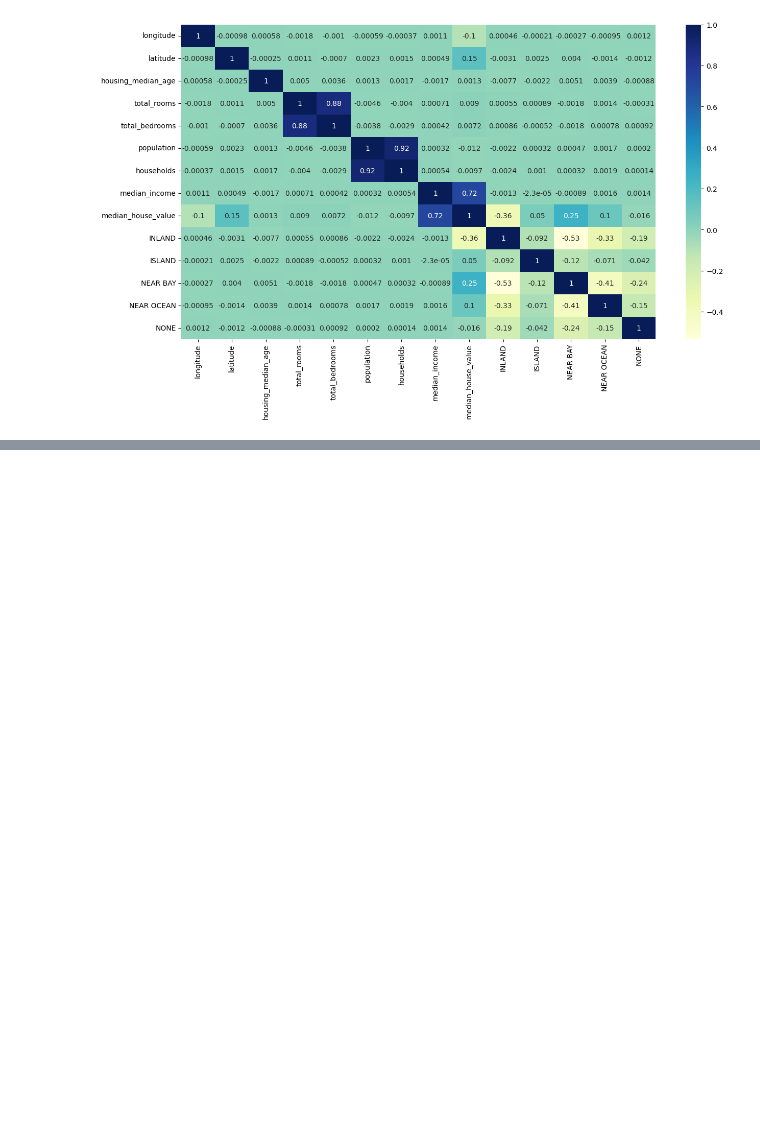
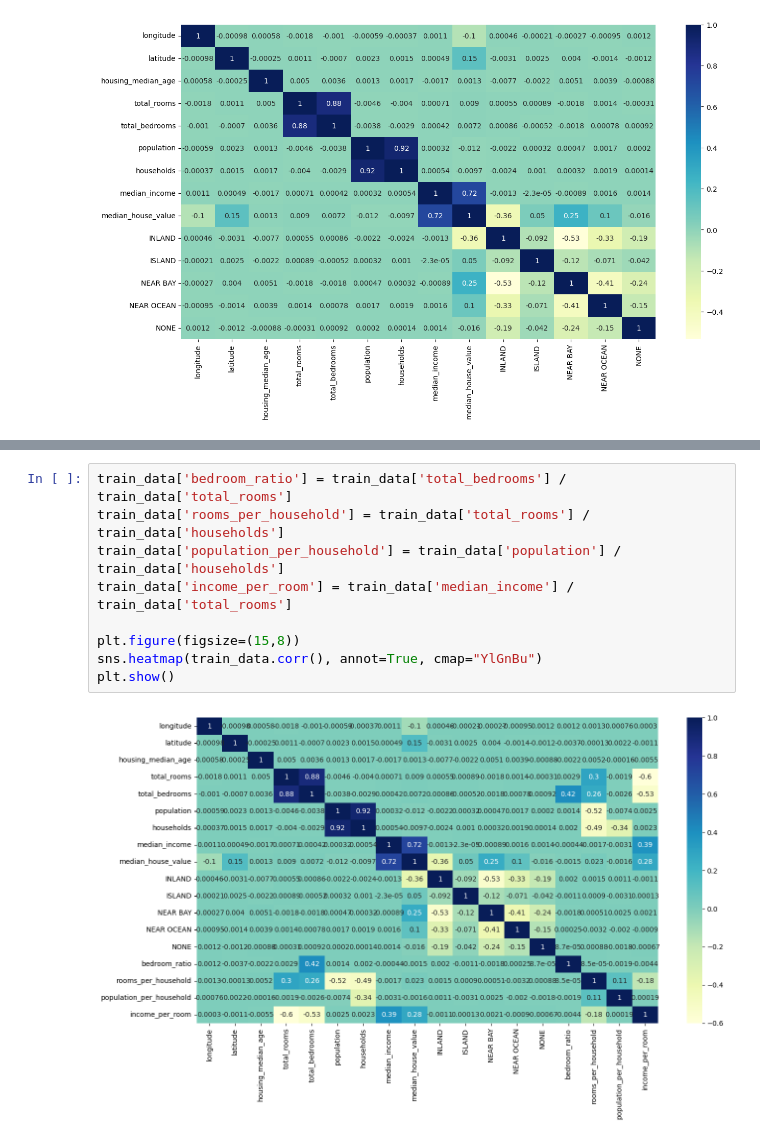
Before and after one commit to Beninoje/BigDataFinalProject, a Jupyter notebook: house_prediction.ipynb, the cells around one changed output, grey strips where cells are left out. Cells and saved outputs as stored; diff of their text form; blank space fills up the shorter version.

Commit message:
added more variables to train the data

```diff
--- a/house_prediction.ipynb
+++ b/house_prediction.ipynb
@@ -114,0 +118,11 @@ sns.scatterplot(x=train_data.latitude, y=train_data.longitude, hue=train_data.me
+# %%
+train_data['bedroom_ratio'] = train_data['total_bedrooms'] / train_data['total_rooms']
+train_data['rooms_per_household'] = train_data['total_rooms'] / train_data['households']
+train_data['population_per_household'] = train_data['population'] / train_data['households']
+train_data['income_per_room'] = train_data['median_income'] / train_data['total_rooms']
+
+plt.figure(figsize=(15,8))
+sns.heatmap(train_data.corr(), annot=True, cmap="YlGnBu")
+plt.show()
+# %% [output]
+[figure, added]
```
Also changed, not shown: parts of 1 cell of this notebook.
